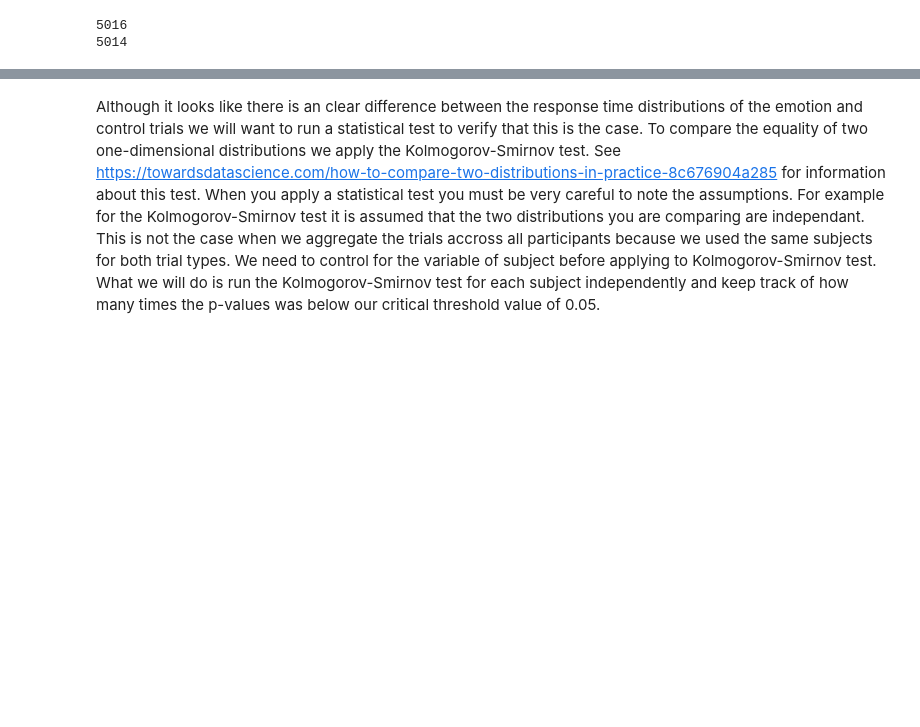
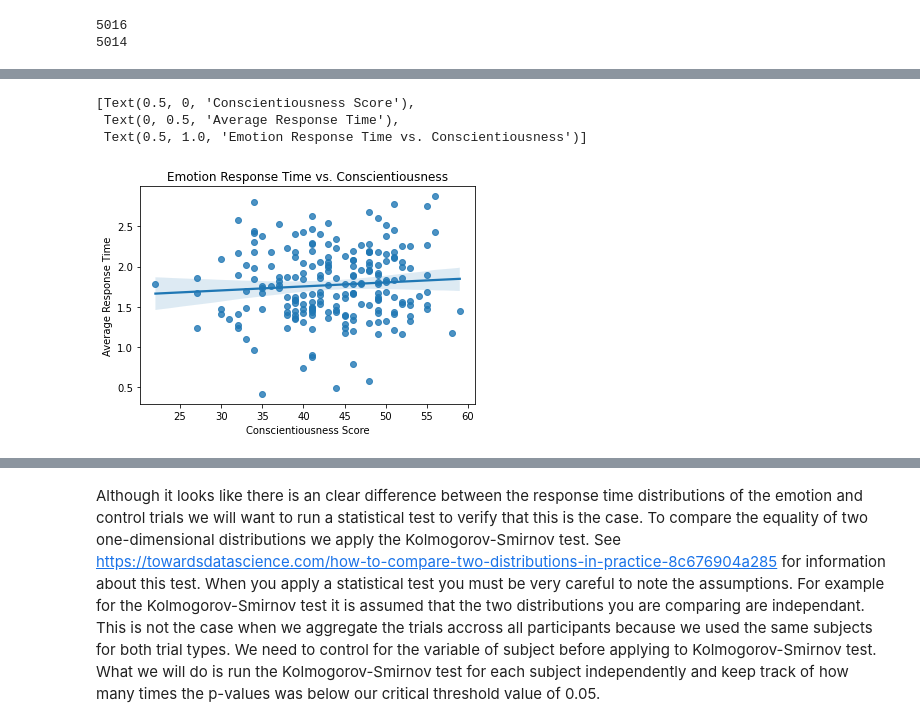
Before and after one commit to LIKarpa/LIKarpa.github.io, a Jupyter notebook: Final Tutorial.ipynb, the cells around one changed output, grey strips where cells are left out. Cells and saved outputs as stored; diff of their text form; code cells hidden in the pictures; blank space fills up the shorter version.

```diff
--- a/Final Tutorial.ipynb
+++ b/Final Tutorial.ipynb
@@ -645,0 +497,9 @@ df_participants
+# %%
+# Plots average response time of emotion trials against conscientiousness score with linear regression
+p = sns.regplot(x = C_scores, y = emotion_avg_resp_time)
+p.set(xlabel='Conscientiousness Score', ylabel='Average Response Time', title = 'Emotion Response Time vs. Conscientiousness')
+# %% [output]
+[Text(0.5, 0, 'Conscientiousness Score'),
+ Text(0, 0.5, 'Average Response Time'),
+ Text(0.5, 1.0, 'Emotion Response Time vs. Conscientiousness')]
+[figure, added]
```
Also changed, not shown: parts of 74 cells of this notebook.
